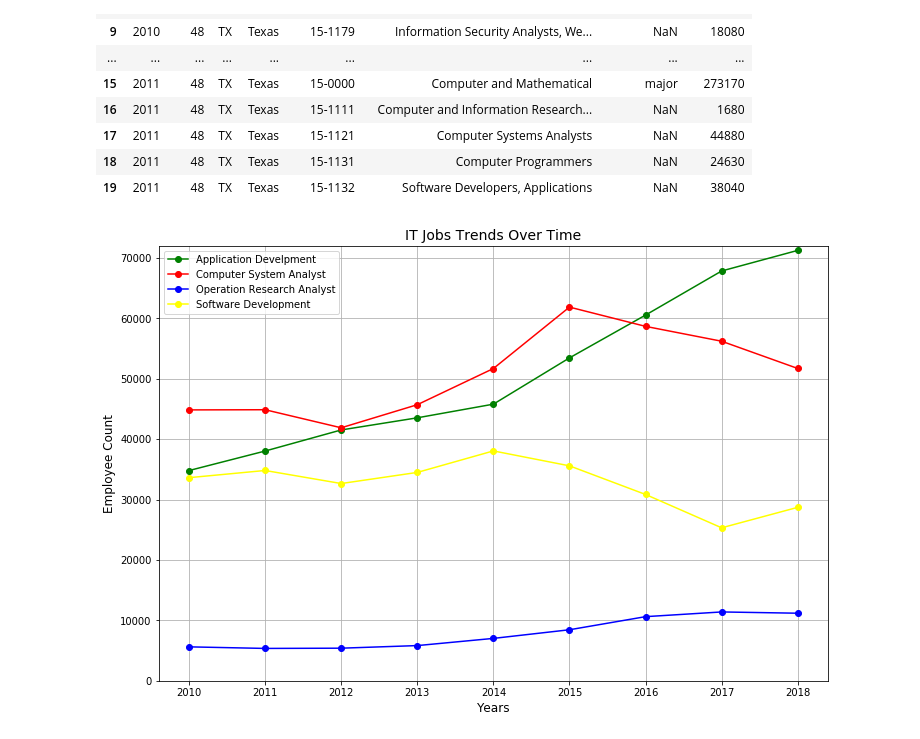
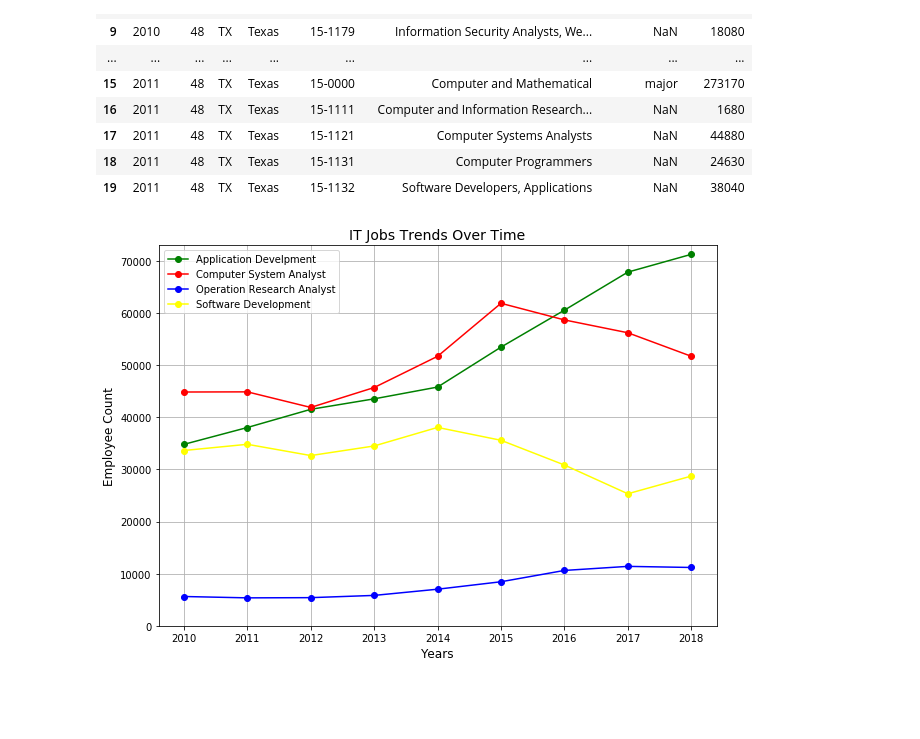
Before and after one commit to rubywyest/ProjectOneRepo, a Jupyter notebook: Coding/CompareYears_LO.ipynb, the cells around one changed output. Drawn from its saved outputs; the diff is of its cells as text; code cells hidden in the pictures; blank space fills up the shorter version.

```diff
--- a/Coding/CompareYears_LO.ipynb
+++ b/Coding/CompareYears_LO.ipynb
@@ -101,38 +101,38 @@ years_df.to_csv (years_path, index = None, header=True)
 # %%
 #Plot Major IT and Data Job Types
 
-plt.figure(figsize=(12,8))
+plt.figure(figsize=(10,7))
 #x_axis is time
 x_time = years
 # # x_time
 
 #y_axis are different drugs
 y_major = years_df.loc[years_df["OCC_CODE"] == "15-0000", "TOT_EMP"]
 
 y_appdev = years_df.loc[years_df["OCC_CODE"] == "15-1132", "TOT_EMP"]
 y_companl = years_df.loc[years_df["OCC_CODE"] == "15-1121", "TOT_EMP"]
 y_operanl = years_df.loc[years_df["OCC_CODE"] == "15-2031", "TOT_EMP"]
 y_sfwdev = years_df.loc[years_df["OCC_CODE"] == "15-1133", "TOT_EMP"]
 
 #plot parameters
 
-plt.ylim(0, 72000)
+plt.ylim(0, 73000)
 plt.xticks(years)
 plt.xlabel("Years", fontsize=12)
 plt.ylabel("Employee Count", fontsize=12)
 plt.title("IT Jobs Trends Over Time", fontsize=14)
 
 #job1_handle, = plt.plot(x_time, y_major, marker="o", color="black", label="Computer Major Group")
 j1_handle, = plt.plot(x_time, y_appdev, marker="o", color="green", label="Application Develpment")
 j2_handle, = plt.plot(x_time, y_companl, marker="o", color="red", label="Computer System Analyst")
 j3_handle, = plt.plot(x_time, y_operanl, marker="o", color="blue", label="Operation Research Analyst")
 j4_handle, = plt.plot(x_time, y_sfwdev, marker="o", color="yellow", label="Software Development")
 
 
 plt.legend(handles=[j1_handle, j2_handle, j3_handle, j4_handle], loc="best")
 plt.grid()#(axis='y')
 
 # Save the Figure
 plt.savefig("../output_charts/YearlyComparison.png", bbox_inches = "tight")
 # %% [output]
-[figure, old version]
+[figure, new version]
```
Also changed, not shown: 1 other file.
